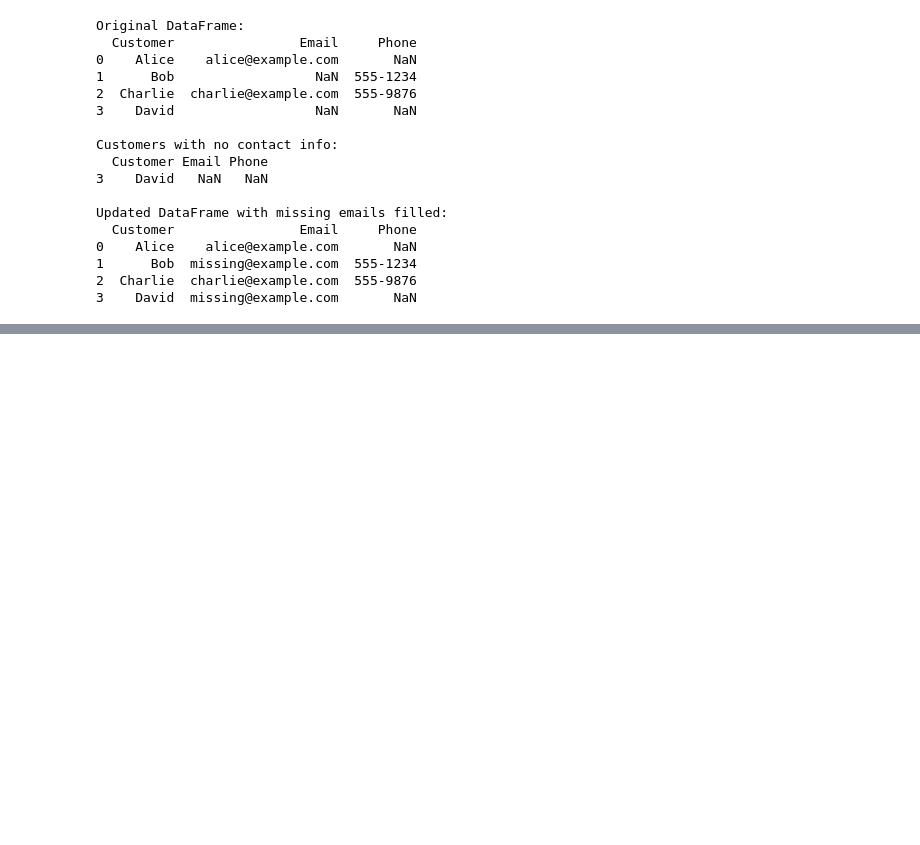
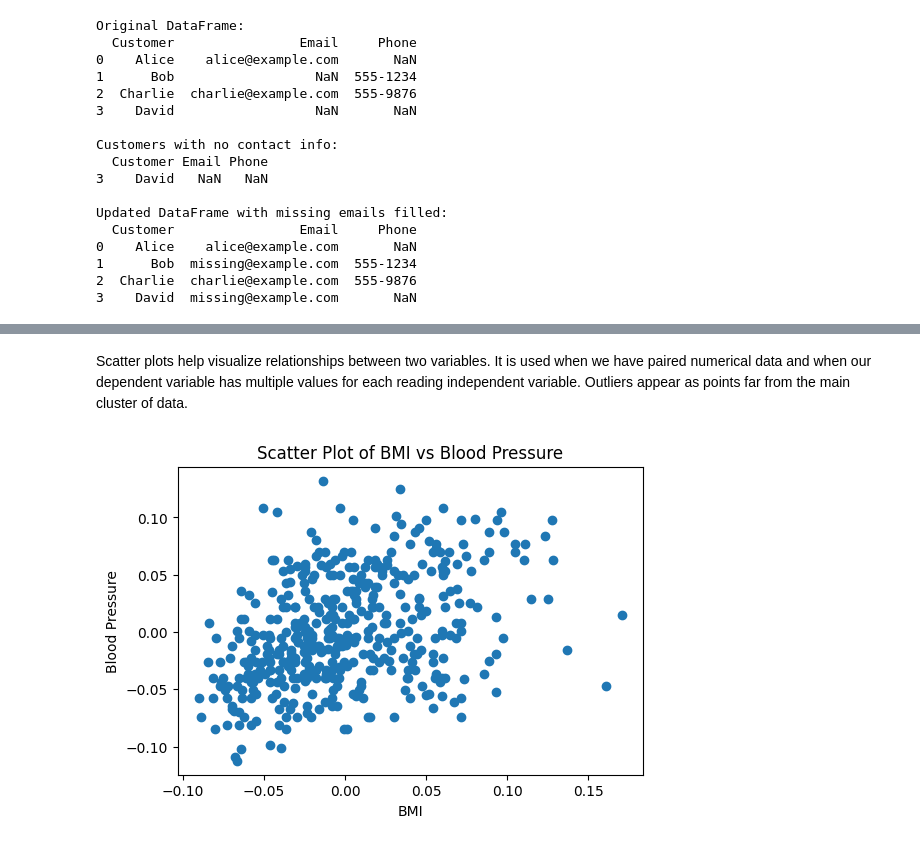
Before and after one commit to dhavalvalaa/Ai_Ml_QB, a Jupyter notebook: pandas/20_06/missing_data_exercises.ipynb, the cells around one changed output, grey strips where cells are left out. Cells and saved outputs as stored; diff of their text form; code cells hidden in the pictures; blank space fills up the shorter version.

```diff
--- a/pandas/20_06/missing_data_exercises.ipynb
+++ b/pandas/20_06/missing_data_exercises.ipynb
@@ -339,0 +374,11 @@ Updated DataFrame with missing emails filled:
+# %% [markdown]
+Scatter plots help visualize relationships between two variables. It is used when we have paired numerical data and when our dependent variable has multiple values for each reading independent variable. Outliers appear as points far from the main cluster of data.
+# %%
+fig, ax = plt.subplots(figsize=(6, 4))
+ax.scatter(df_diabetics['bmi'], df_diabetics['bp'])
+ax.set_xlabel('BMI')
+ax.set_ylabel('Blood Pressure')
+plt.title('Scatter Plot of BMI vs Blood Pressure')
+plt.show()
+# %% [output]
+[figure, added]
```
Also changed, not shown: parts of 17 cells of this notebook.
